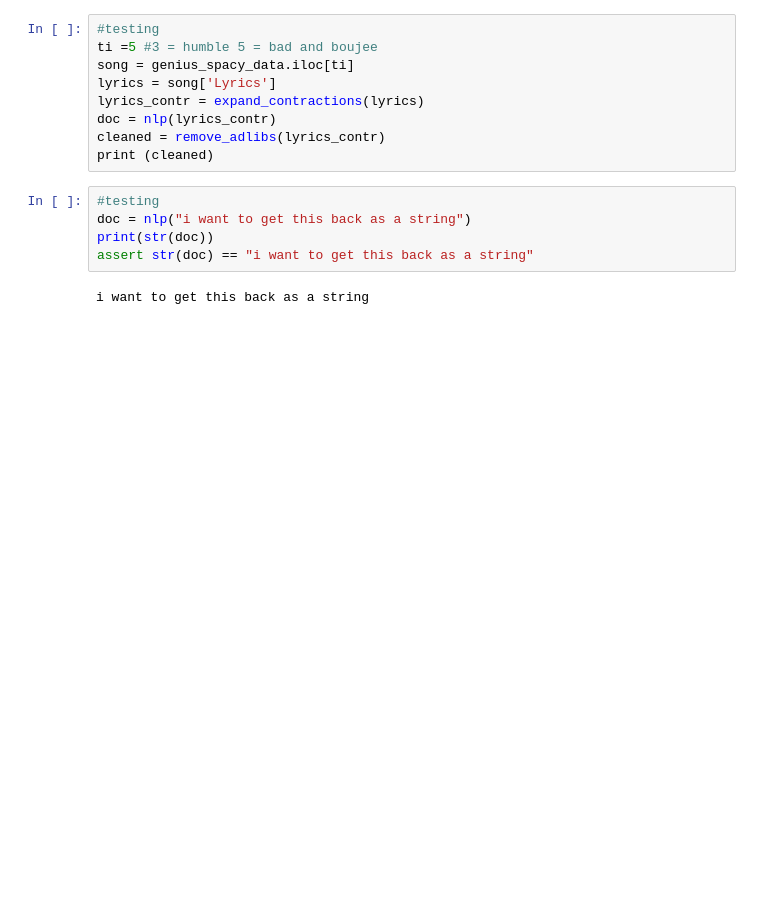
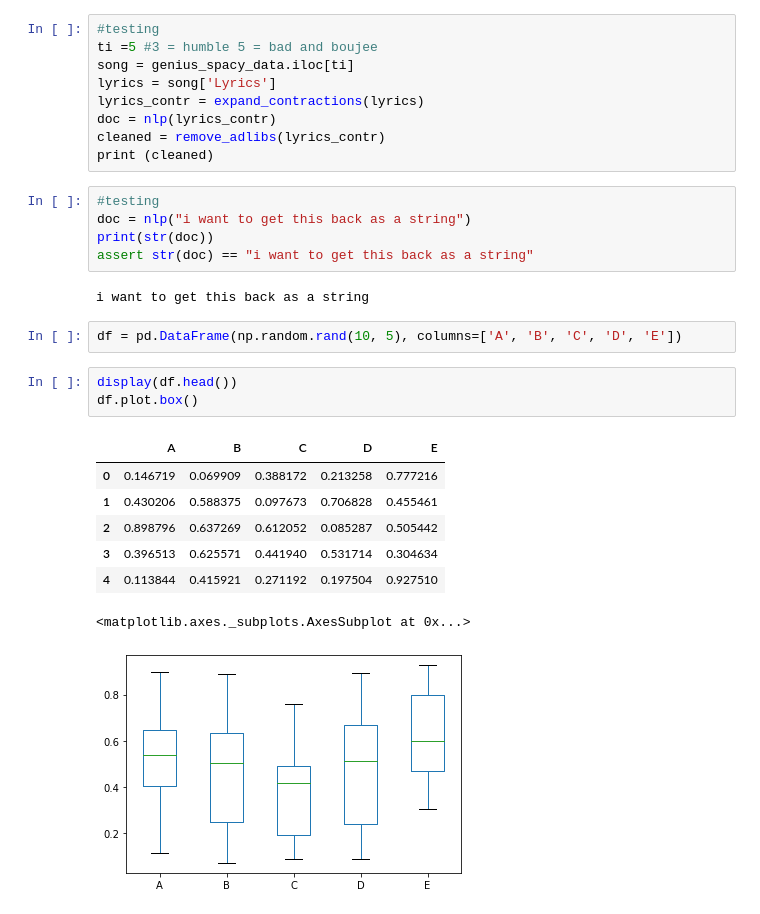
Before and after one commit to bhavishy6/thrutheyears, a Jupyter notebook: thrutheyears.ipynb, the cells around one changed output. Cells and saved outputs as stored; diff of their text form; blank space fills up the shorter version.

```diff
--- a/thrutheyears.ipynb
+++ b/thrutheyears.ipynb
@@ -382,3 +432,17 @@ print(str(doc))
 assert str(doc) == "i want to get this back as a string"
 # %% [output]
 i want to get this back as a string
+# %%
+df = pd.DataFrame(np.random.rand(10, 5), columns=['A', 'B', 'C', 'D', 'E'])
+# %%
+display(df.head())
+df.plot.box()
+# %% [output]
+|  | A | B | C | D | E |
+| 0 | 0.146719 | 0.069909 | 0.388172 | 0.213258 | 0.777216 |
+| 1 | 0.430206 | 0.588375 | 0.097673 | 0.706828 | 0.455461 |
+| 2 | 0.898796 | 0.637269 | 0.612052 | 0.085287 | 0.505442 |
+| 3 | 0.396513 | 0.625571 | 0.441940 | 0.531714 | 0.304634 |
+| 4 | 0.113844 | 0.415921 | 0.271192 | 0.197504 | 0.927510 |
+<matplotlib.axes._subplots.AxesSubplot at 0x...>
+[figure, added]
```
Also changed, not shown: parts of 14 cells of this notebook.
